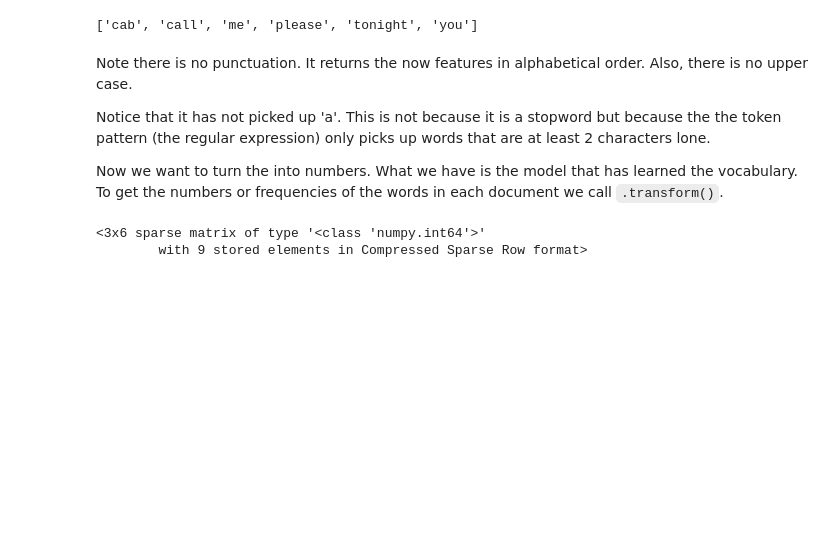
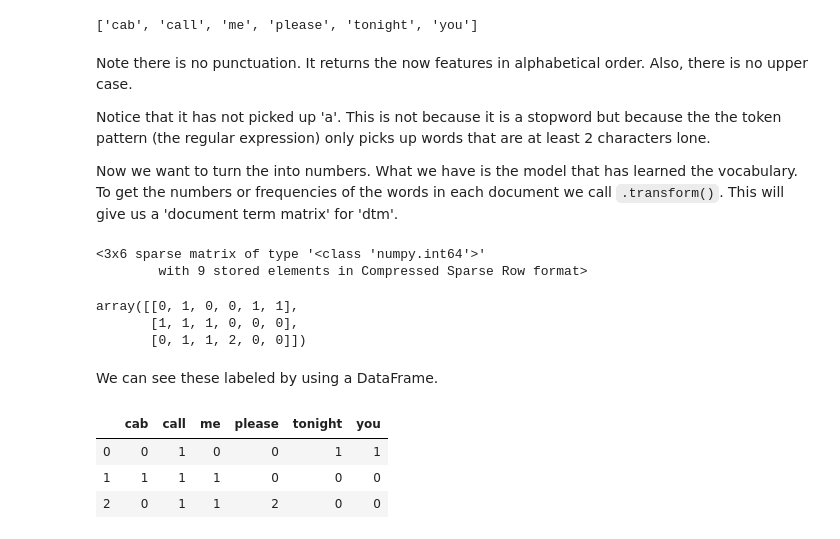
Before and after one commit to michaelreinhard/nlp_markham, a Jupyter notebook: 2020_redo.ipynb, the cells around one changed output. Saved outputs shown, nothing was run; the diff lists cells and outputs as text; code cells hidden in the pictures; blank space fills up the shorter version.

```diff
--- a/2020_redo.ipynb
+++ b/2020_redo.ipynb
@@ -114,10 +114,25 @@ Note there is no punctuation. It returns the now features in alphabetical order.
 
 Notice that it has not picked up 'a'. This is not because it is a stopword but because the the token pattern (the regular expression) only picks up words that are at least 2 characters lone.
 
-Now we want to turn the into numbers. What we have is the model that has learned the vocabulary. To get the numbers or frequencies of the words in each document we call `.transform()`.
+Now we want to turn the into numbers. What we have is the model that has learned the vocabulary. To get the numbers or frequencies of the words in each document we call `.transform()`. This will give us a 'document term matrix' for 'dtm'.
 # %%
 simple_train_dtm = vect.transform(simple_train)
 simple_train_dtm
 # %% [output]
 <3x6 sparse matrix of type '<class 'numpy.int64'>'
         with 9 stored elements in Compressed Sparse Row format>
+# %%
+simple_train_dtm.toarray()
+# %% [output]
+array([[0, 1, 0, 0, 1, 1],
+       [1, 1, 1, 0, 0, 0],
+       [0, 1, 1, 2, 0, 0]])
+# %% [markdown]
+We can see these labeled by using a DataFrame.
+# %%
+pd.DataFrame(simple_train_dtm.toarray(), columns=vect.get_feature_names())
+# %% [output]
+|  | cab | call | me | please | tonight | you |
+| 0 | 0 | 1 | 0 | 0 | 1 | 1 |
+| 1 | 1 | 1 | 1 | 0 | 0 | 0 |
+| 2 | 0 | 1 | 1 | 2 | 0 | 0 |
```
Also changed, not shown: parts of 96 cells of this notebook.
